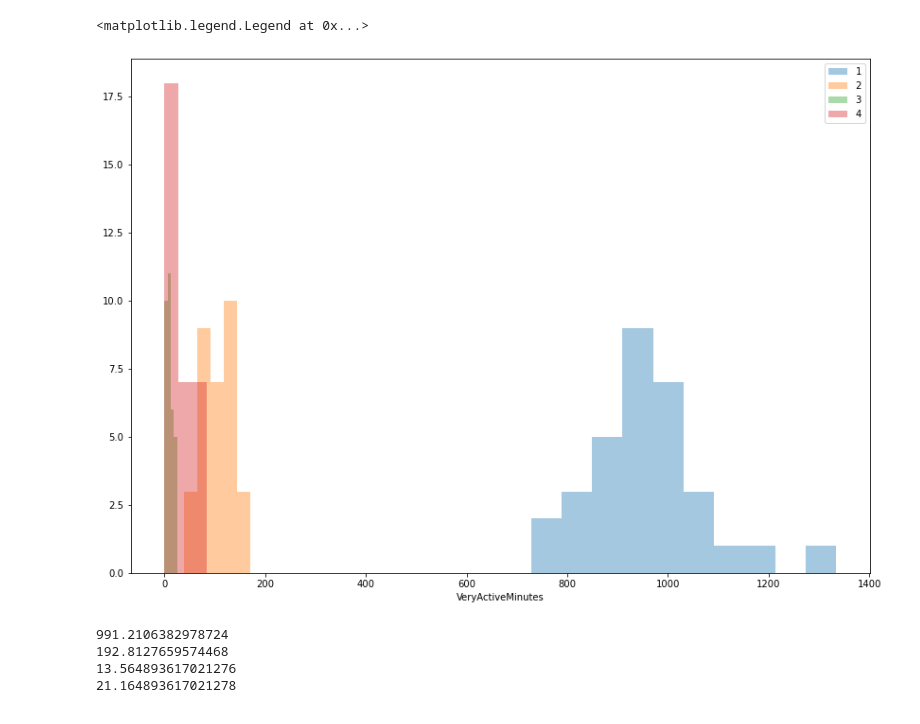
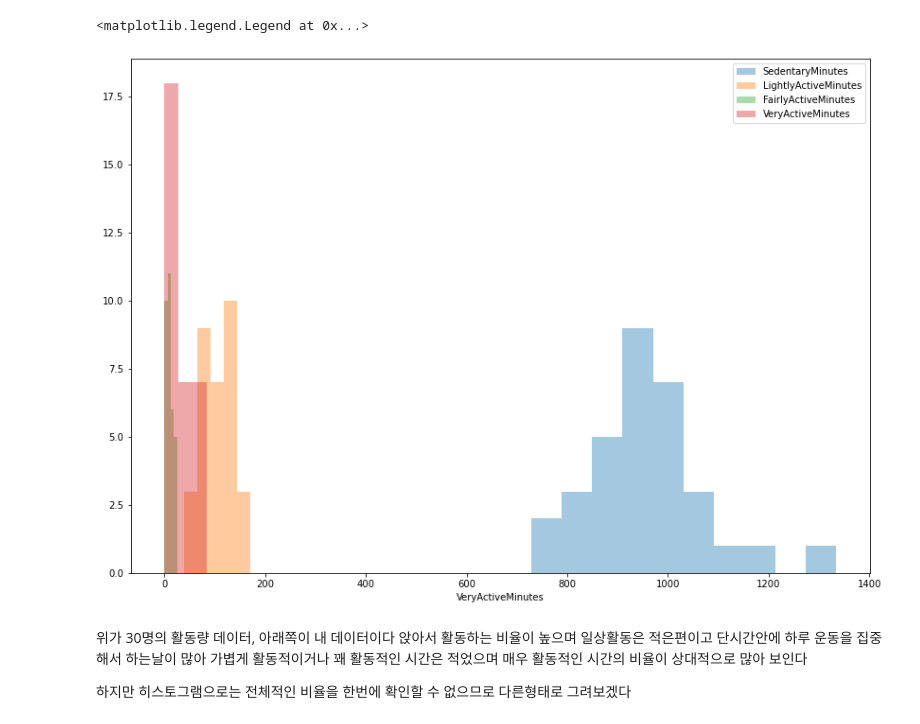
Before and after one commit to hykhhijk/Data_analysis_practice, a Jupyter notebook: Fitbit_capstone/Fitbit_capstone.ipynb, the cells around one changed output. Drawn from its saved outputs; the diff is of its cells as text; code cells hidden in the pictures.

```diff
--- a/Fitbit_capstone/Fitbit_capstone.ipynb
+++ b/Fitbit_capstone/Fitbit_capstone.ipynb
@@ -75,23 +114,20 @@ plt.legend()
 # %%
 plt.figure(figsize=(14,10))
-sns.distplot(a=my_act["SedentaryMinutes"],label="1", kde=False)
-sns.distplot(a=my_act["LightlyActiveMinutes"],label="2", kde=False)
-sns.distplot(a=my_act["FairlyActiveMinutes"],label="3", kde=False)
-sns.distplot(a=my_act["VeryActiveMinutes"],label="4", kde=False)
+sns.distplot(a=my_act["SedentaryMinutes"],label="SedentaryMinutes", kde=False)
+sns.distplot(a=my_act["LightlyActiveMinutes"],label="LightlyActiveMinutes", kde=False)
+sns.distplot(a=my_act["FairlyActiveMinutes"],label="FairlyActiveMinutes", kde=False)
+sns.distplot(a=my_act["VeryActiveMinutes"],label="VeryActiveMinutes", kde=False)
 plt.legend()
 # %% [output]
 <matplotlib.legend.Legend at 0x...>
-[figure, old version]
+[figure, new version]
-# %%
-print(daily_act["SedentaryMinutes"].mean())
-print(daily_act["LightlyActiveMinutes"].mean())
-print(daily_act["FairlyActiveMinutes"].mean())
-print(daily_act["VeryActiveMinutes"].mean())
-# %% [output]
-991.2106382978724
-192.8127659574468
-13.564893617021276
-21.164893617021278
+# %% [markdown]
+위가 30명의 활동량 데이터, 아래쪽이 내 데이터이다
+앉아서 활동하는 비율이 높으며 일상활동은 적은편이고 단시간안에 하루 운동을 집중해서 하는날이 많아
+가볍게 활동적이거나 꽤 활동적인 시간은 적었으며 매우 활동적인 시간의 비율이 상대적으로 많아 보인다
+
+
+하지만 히스토그램으로는 전체적인 비율을 한번에 확인할 수 없으므로 다른형태로 그려보겠다
 # %%
 act_mean=[]
 act_mean.append(daily_act["SedentaryMinutes"].mean())
```
Also changed, not shown: parts of 30 cells of this notebook, 1 other file.
